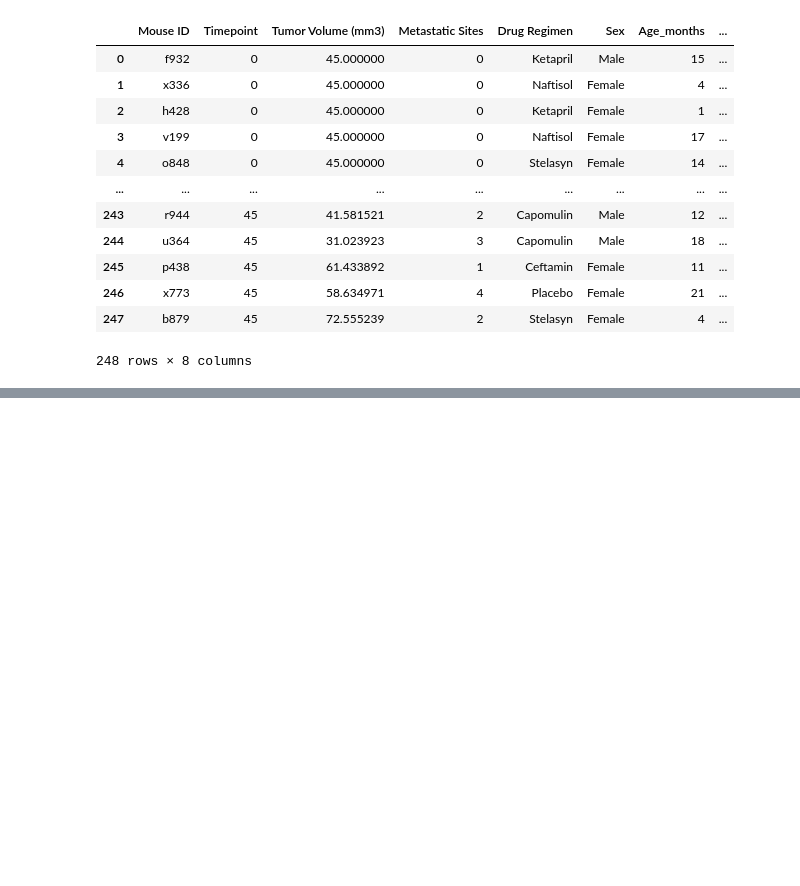
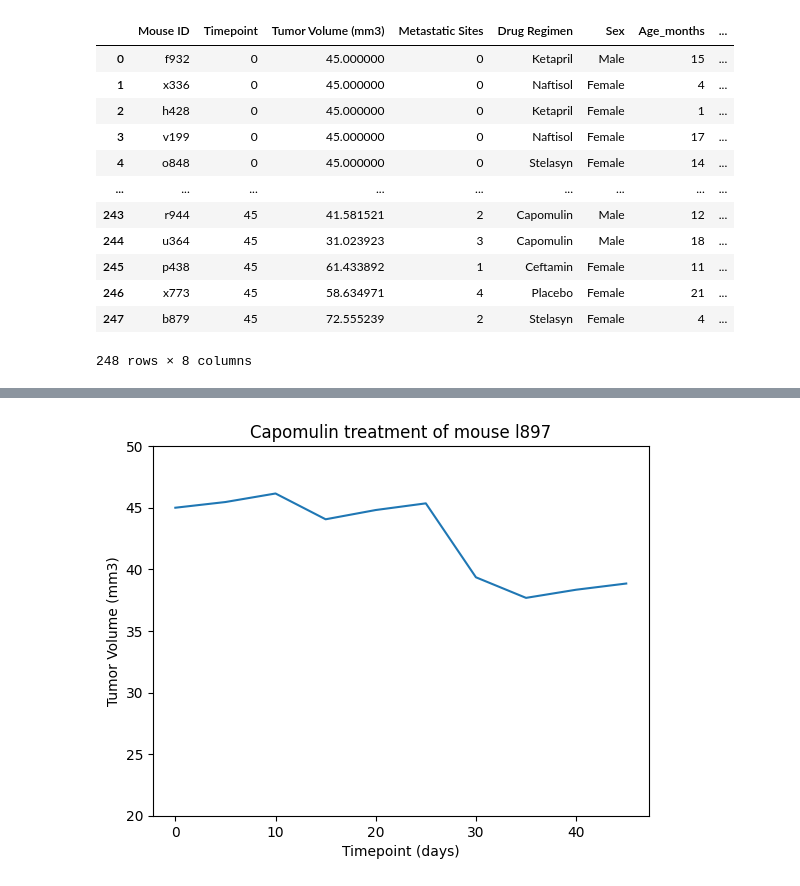
Before and after one commit to AshleyJubilee/matplotlib-challenge, a Jupyter notebook: pymaceuticals.ipynb, the cells around one changed output, grey strips where cells are left out. Saved outputs shown, nothing was run; the diff lists cells and outputs as text; code cells hidden in the pictures; blank space fills up the shorter version.

```diff
--- a/pymaceuticals.ipynb
+++ b/pymaceuticals.ipynb
@@ -167,0 +202,17 @@ lastTimeClean
+# %%
+# Selects random capomulin mouse and takes it's ID as a string
+# Sets axes to random mouse data
+# Sets ylim based on Capomulin min/max values
+randomMouse = cleanedData.loc[cleanedData["Drug Regimen"] == "Capomulin"]["Mouse ID"].sample(n=1).iloc[0]
+
+xAxis = cleanedData.loc[cleanedData["Mouse ID"] == randomMouse]["Timepoint"]
+yAxis = cleanedData.loc[cleanedData["Mouse ID"] == randomMouse]["Tumor Volume (mm3)"]
+
+plt.plot(xAxis, yAxis)
+plt.xlabel("Timepoint (days)")
+plt.ylabel("Tumor Volume (mm3)")
+plt.ylim(20, 50)
+plt.title(f'Capomulin treatment of mouse {randomMouse}')
+plt.show()
+# %% [output]
+[figure, added]
```
Also changed, not shown: parts of 6 cells of this notebook.
